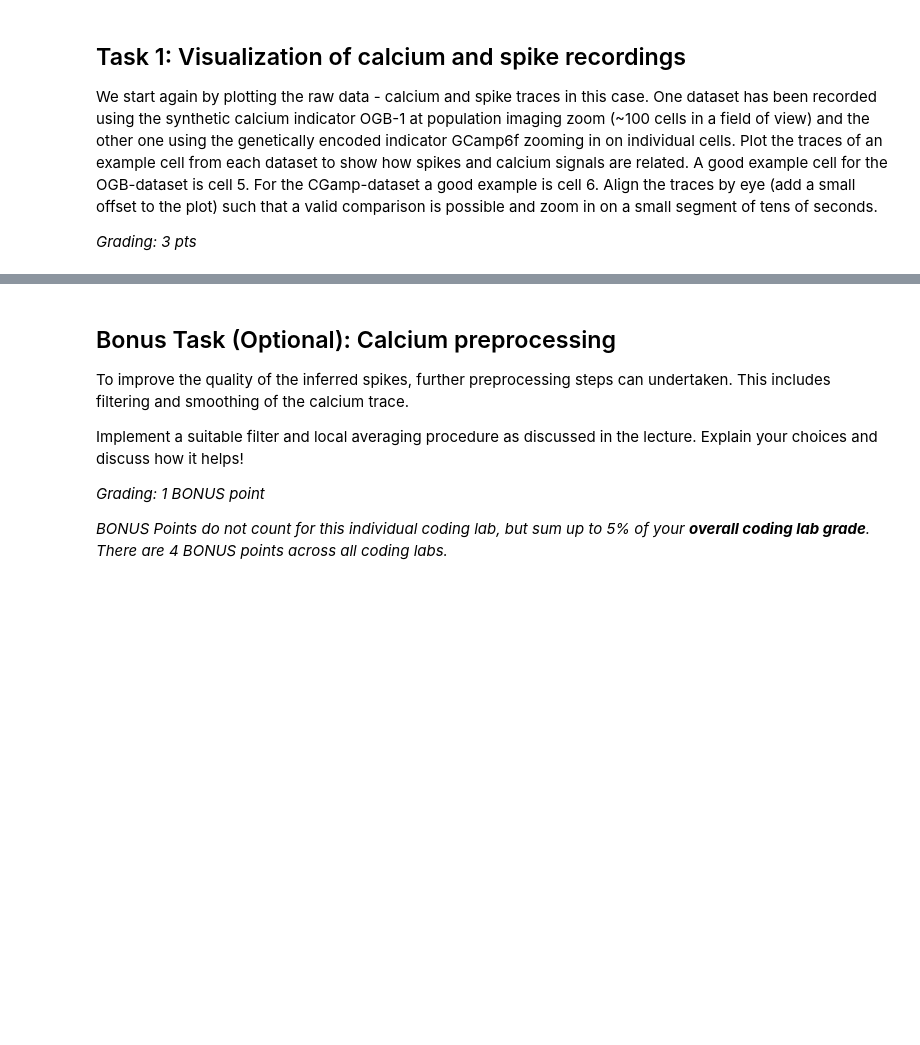
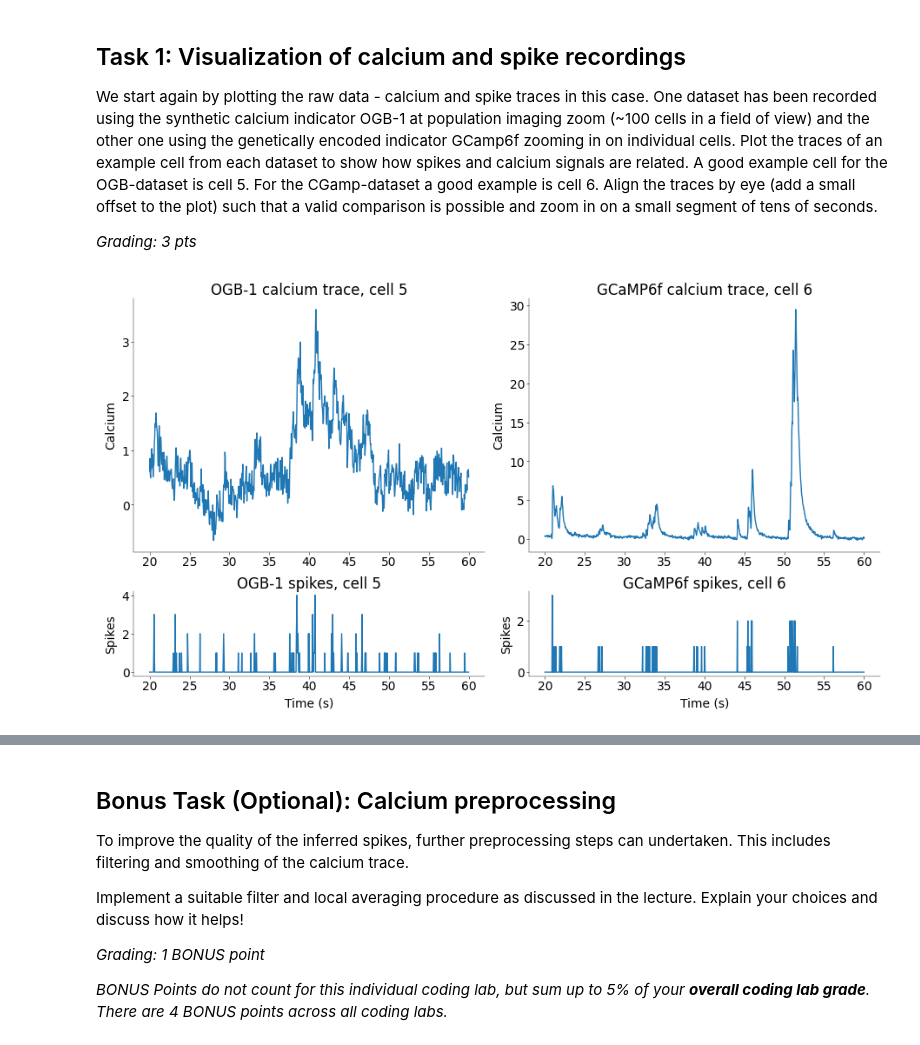
Before and after one commit to moistsoy/Neural-Data-Science, a Jupyter notebook: Lab3/notebooks/CodingLab3.ipynb, the cells around one changed output, grey strips where cells are left out. Drawn from its saved outputs; the diff is of its cells as text; code cells hidden in the pictures; blank space fills up the shorter version.

Commit message:
Task 1: visualized and aligned calcium and spike traces for OGB-1 (cell 5) and GCaMP6f (cell 6) with resampling and zoomed comparison

```diff
--- a/Lab3/notebooks/CodingLab3.ipynb
+++ b/Lab3/notebooks/CodingLab3.ipynb
@@ -51,4 +51,4 @@ seaborn   : 0.13.2
 
 Watermark: 2.6.0
 # %%
-plt.style.use("../../matplotlib_style.txt")
+plt.style.use("../matplotlib_style.txt")
@@ -93,0 +85,77 @@ fig, axs = plt.subplots(
+# %%
+# --------------------------------
+# Resample and prepare data (1 pt)
+# --------------------------------
+
+fs_original = 100
+fs = 25
+q = fs_original // fs
+
+ogb_cell = 5
+gcamp_cell = 6
+
+
+def resample_pair(calcium_df, spikes_df, cell, q=4):
+    calcium_raw = calcium_df.iloc[:, cell].dropna().to_numpy()
+    spikes_raw = spikes_df.iloc[:, cell].dropna().to_numpy()
+
+    n = min(len(calcium_raw), len(spikes_raw))
+    n = (n // q) * q
+
+    calcium_raw = calcium_raw[:n]
+    spikes_raw = spikes_raw[:n]
+
+    calcium_rs = signal.decimate(calcium_raw, q, zero_phase=True)
+
+    spikes_rs = spikes_raw.reshape(-1, q).sum(axis=1)
+
+    m = min(len(calcium_rs), len(spikes_rs))
+    calcium_rs = calcium_rs[:m]
+    spikes_rs = spikes_rs[:m]
+
+    time = np.arange(m) / fs
+
+    return time, calcium_rs, spikes_rs
+
+
+t_ogb, ogb_cal, ogb_spk = resample_pair(ogb_calcium, ogb_spikes, ogb_cell, q)
+t_gcamp, gcamp_cal, gcamp_spk = resample_pair(
+    gcamp_calcium, gcamp_spikes, gcamp_cell, q
+)
+
+# Zoom windows in seconds
+ogb_idx = (t_ogb >= 20) & (t_ogb <= 60)
+gcamp_idx = (t_gcamp >= 20) & (t_gcamp <= 60)
+
+
+fig, axs = plt.subplots(
+    2, 2, figsize=(9, 5), height_ratios=[3, 1], layout="constrained"
+)
+
+# --------------------
+# Plot OGB data (1 pt)
+# --------------------
+axs[0, 0].plot(t_ogb[ogb_idx], ogb_cal[ogb_idx])
+axs[0, 0].set_title("OGB-1 calcium trace, cell 5")
+axs[0, 0].set_ylabel("Calcium")
+
+axs[1, 0].plot(t_ogb[ogb_idx], ogb_spk[ogb_idx])
+axs[1, 0].set_title("OGB-1 spikes, cell 5")
+axs[1, 0].set_xlabel("Time (s)")
+axs[1, 0].set_ylabel("Spikes")
+
+# ----------------------
+# Plot GCamp data (1 pt)
+# ----------------------
+axs[0, 1].plot(t_gcamp[gcamp_idx], gcamp_cal[gcamp_idx])
+axs[0, 1].set_title("GCaMP6f calcium trace, cell 6")
+axs[0, 1].set_ylabel("Calcium")
+
+axs[1, 1].plot(t_gcamp[gcamp_idx], gcamp_spk[gcamp_idx])
+axs[1, 1].set_title("GCaMP6f spikes, cell 6")
+axs[1, 1].set_xlabel("Time (s)")
+axs[1, 1].set_ylabel("Spikes")
+
+plt.show()
+# %% [output]
+[figure, added]
```
Also changed, not shown: parts of 5 cells of this notebook.
